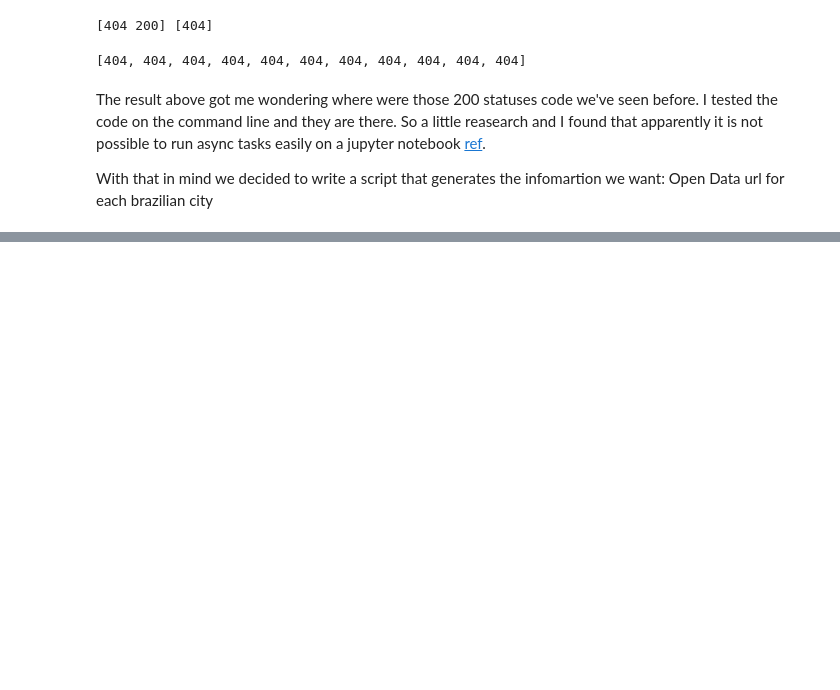
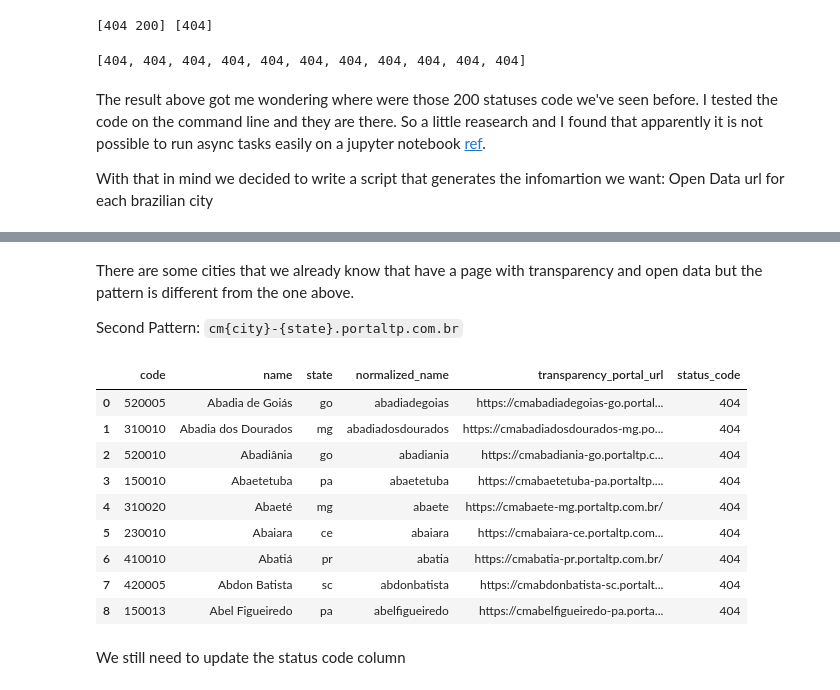
Before and after one commit to okfn-brasil/serenata-de-amor, a Jupyter notebook: develop/2017-05-19-jtemporal-cities-population-study.ipynb, the cells around one changed output, grey strips where cells are left out. Cells and saved outputs as stored; diff of their text form; code cells hidden in the pictures; blank space fills up the shorter version.

Commit message:
Updates notebook and requirements
- Notebook now have all the steps used to generate the script that finds
  the urls
- requirements now installs changed version of grequests

```diff
--- a/develop/2017-05-19-jtemporal-cities-population-study.ipynb
+++ b/develop/2017-05-19-jtemporal-cities-population-study.ipynb
@@ -284,0 +280,23 @@ data.to_csv('../data/cities-with-tp-url.xz', compression='xz', index=False)
+# %% [markdown]
+There are some cities that we already know that have a page with transparency and open data but the pattern is different from the one above.
+
+Second Pattern: `cm{city}-{state}.portaltp.com.br`
+# %%
+portal_url = 'https://cm{}-{}.portaltp.com.br/'
+data['transparency_portal_url'] = data.apply(lambda row: portal_url.format(
+                                                                           row['normalized_name'],
+                                                                           row['state']), axis=1)
+data
+# %% [output]
+|  | code | name | state | normalized_name | transparency_portal_url | status_code |
+| 0 | 520005 | Abadia de Goiás | go | abadiadegoias | https://cmabadiadegoias-go.portal... | 404 |
+| 1 | 310010 | Abadia dos Dourados | mg | abadiadosdourados | https://cmabadiadosdourados-mg.po... | 404 |
+| 2 | 520010 | Abadiânia | go | abadiania | https://cmabadiania-go.portaltp.c... | 404 |
+| 3 | 150010 | Abaetetuba | pa | abaetetuba | https://cmabaetetuba-pa.portaltp.... | 404 |
+| 4 | 310020 | Abaeté | mg | abaete | https://cmabaete-mg.portaltp.com.br/ | 404 |
+| 5 | 230010 | Abaiara | ce | abaiara | https://cmabaiara-ce.portaltp.com... | 404 |
+| 6 | 410010 | Abatiá | pr | abatia | https://cmabatia-pr.portaltp.com.br/ | 404 |
+| 7 | 420005 | Abdon Batista | sc | abdonbatista | https://cmabdonbatista-sc.portalt... | 404 |
+| 8 | 150013 | Abel Figueiredo | pa | abelfigueiredo | https://cmabelfigueiredo-pa.porta... | 404 |
+# %% [markdown]
+We still need to update the status code column
```
Also changed, not shown: parts of 17 cells of this notebook, 3 other files.
